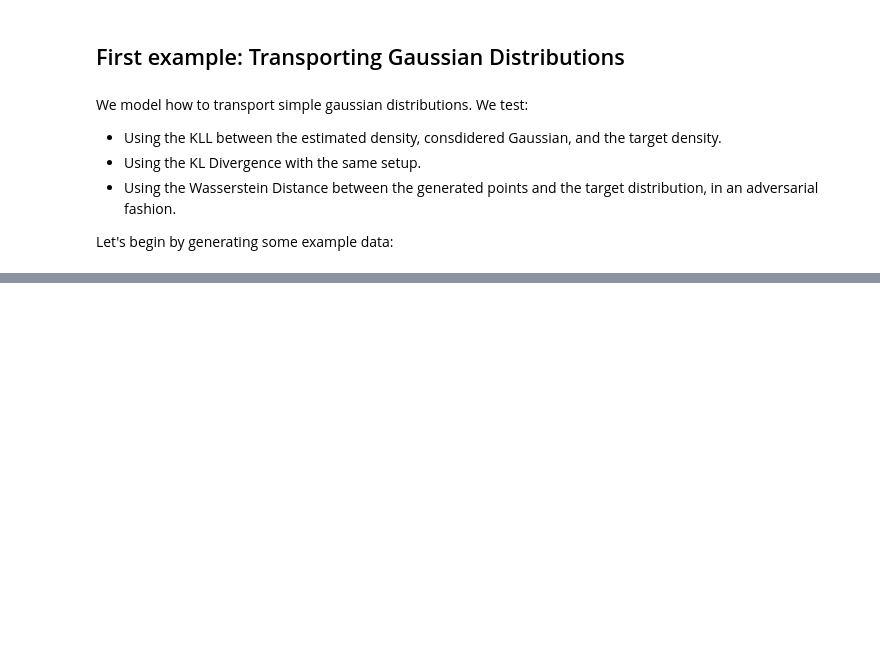
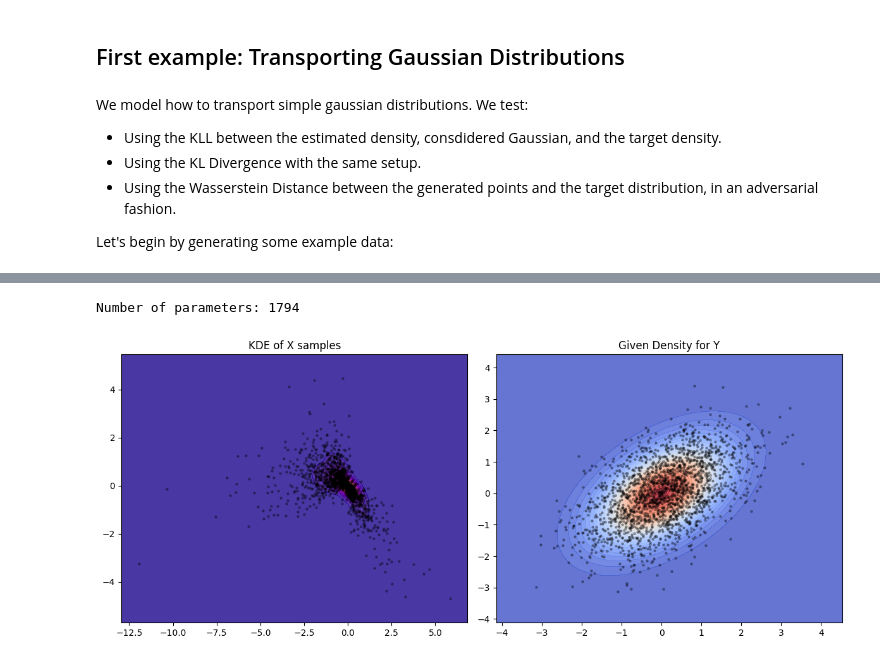
Before and after one commit to mathis-wauquiez/MonotoneGradientNetworks, a Jupyter notebook: code.ipynb, the cells around one changed output, grey strips where cells are left out. Cells and saved outputs as stored; diff of their text form; code cells hidden in the pictures; blank space fills up the shorter version.

Commit message:
(fix): M-MGN & Wasserstein Dual formulation

```diff
--- a/code.ipynb
+++ b/code.ipynb
@@ -41,32 +208,55 @@ plot_kde_comparison(x_samples, y_samples, p_y=p_y, left_title='KDE of X samples'
 # %%
 import torch.nn as nn
 
 device = torch.device("cuda" if torch.cuda.is_available() else "cpu")
 
 x_dim = x_gmm.means[0].shape[0]
-hidden_dim = 64
-v_dim = 64
-num_layers = 2
+hidden_dim = 128
+v_dim = 128
+num_layers = 4
 activation = nn.ReLU()
 
-T = CMGN(hidden_dim, v_dim, x_dim, num_layers, activation).to(device) # Notre transport
+activation_antiderivative = lambda x: (.5 * x**2 * (x > 0).float()).sum(dim=-1).unsqueeze(-1)
 
+# T = CMGN(hidden_dim, v_dim, x_dim, num_layers, activation).to(device) # Notre transport
+T = MMGN(x_dim, v_dim, hidden_dim, num_layers, activation, activation_antiderivative)
+
+# Nombre de paramètres du modèle:
+print(f'Number of parameters: {sum(p.numel() for p in T.parameters())}')
 
 learning_rate = 0.005
 iterations = 300
 batch_size = 2048
 
 
 divergence_metric = GaussianKLDivergence(target_mean=y_gmm.means[0], target_cov=y_gmm.covs[0], device=device)
 
-# wasserstein_distance = AdversarialWassersteinDistance(
+# divergence_metric = DualWassersteinDistance(
 #     input_dim=2,
 #     hidden_dim=128,
-#     critic_lr=0.005,
-#     critic_iterations=50,
+#     critic_lr=0.001,
+#     critic_iterations=1,
 #     clip_value=0.01
 # )
-# wasserstein_distance.critic.to(device)
+# divergence_metric.critic.to(device)
 
 # # Create MMD distance calculator
 # mmd_distance = MMDDistance(kernel_width=0.5)
+
+
+
+
+train_OT(
+    x_gmm,
+    y_gmm,
+    learning_rate,
+    200,
+    T,
+    batch_size,
+    divergence_metric,
+    device=device,
+    plot_every_n=1
+)
+# %% [output]
+Number of parameters: 1794
+[figure, added]
```
Also changed, not shown: parts of 4 cells of this notebook, 2 other files.
